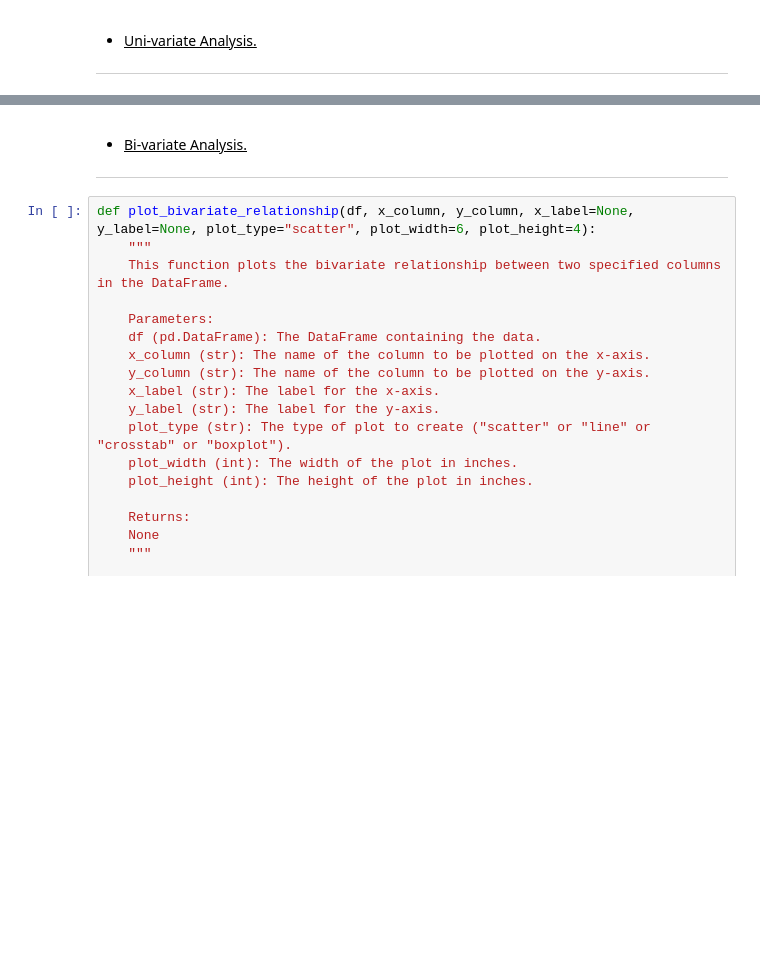
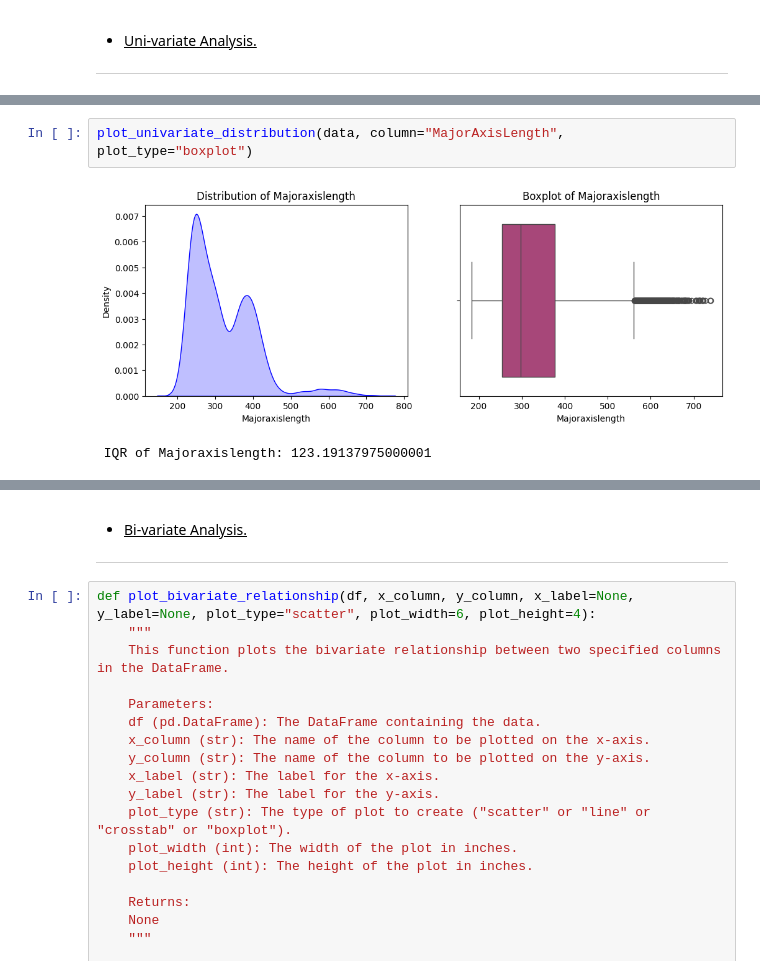
Before and after one commit to Sandipan-Roy/sr, a Jupyter notebook: ML/Regression/Logistic_Regression/LogisticRegression_SandipanRoy_1_20260225.ipynb, the cells around one changed output, grey strips where cells are left out. Cells and saved outputs as stored; diff of their text form; blank space fills up the shorter version.

```diff
--- a/ML/Regression/Logistic_Regression/LogisticRegression_SandipanRoy_1_20260225.ipynb
+++ b/ML/Regression/Logistic_Regression/LogisticRegression_SandipanRoy_1_20260225.ipynb
@@ -395,0 +580,5 @@ plot_univariate_distribution(data, column="age", plot_type="histogram")
+# %%
+plot_univariate_distribution(data, column="MajorAxisLength", plot_type="boxplot")
+# %% [output]
+[figure, added]
+ IQR of Majoraxislength: 123.19137975000001
```
Also changed, not shown: parts of 127 cells of this notebook, 3 other files.
